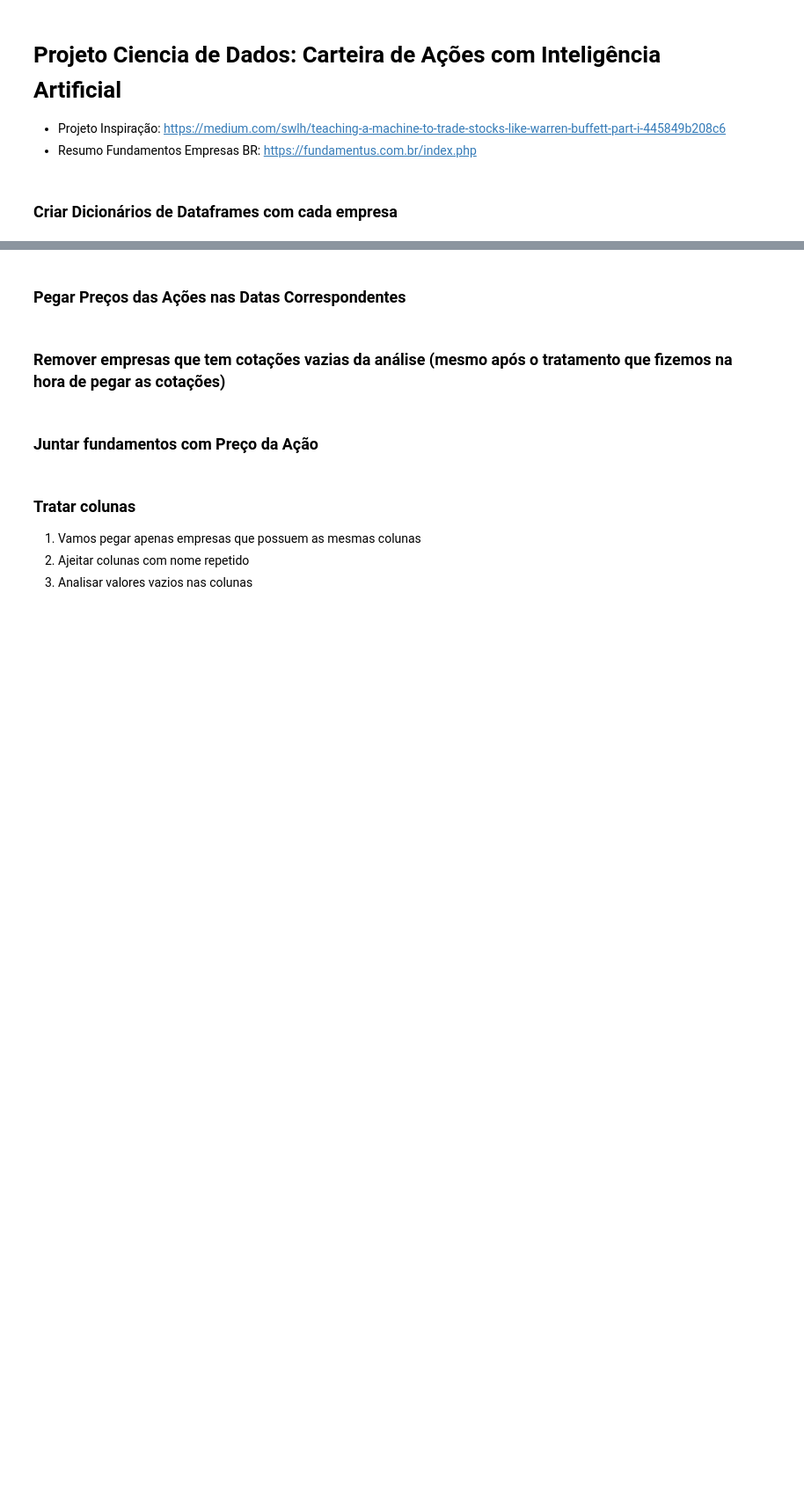
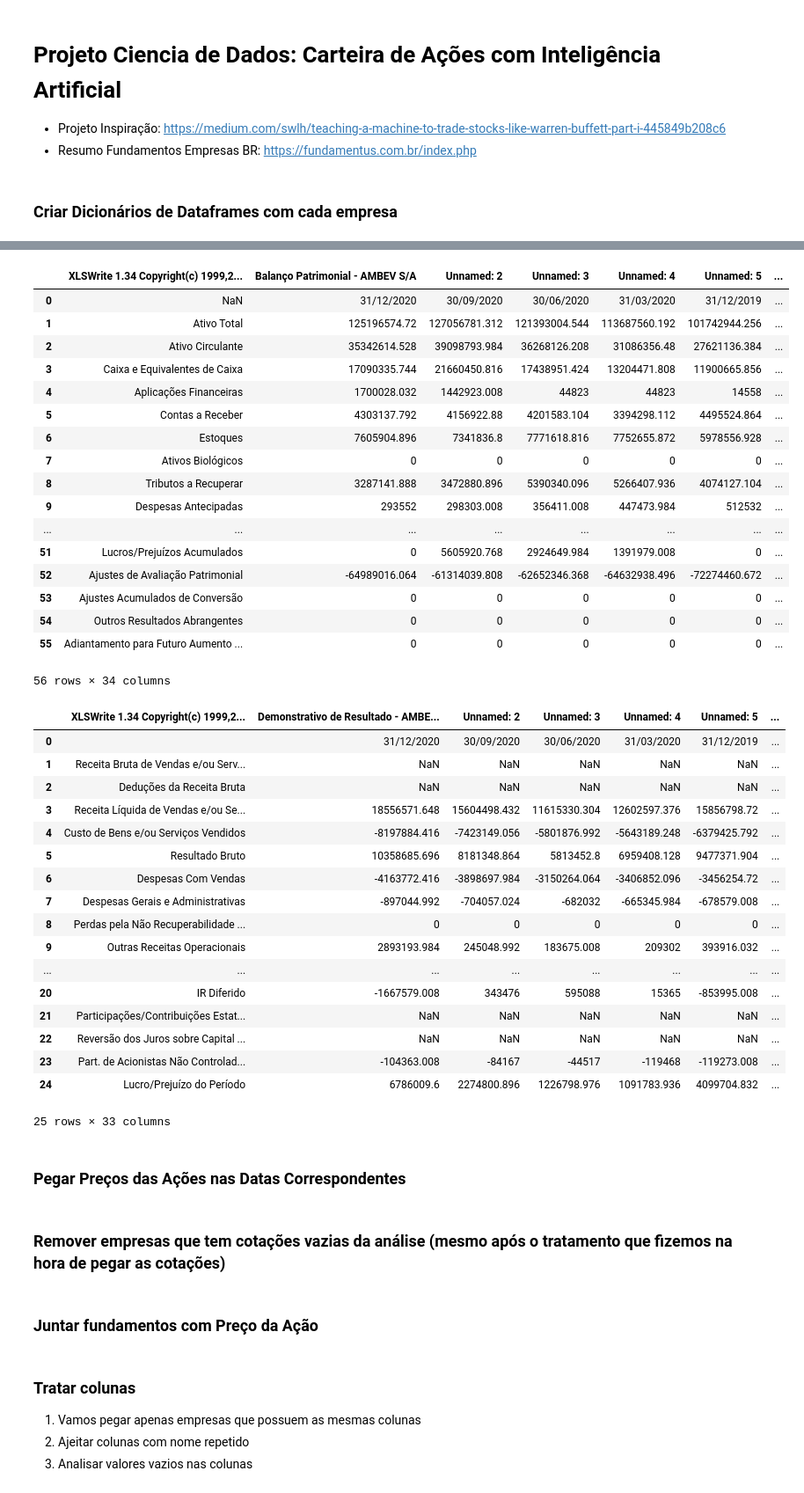
Before and after one commit to Alneide/Analise-de-acoes, a Jupyter notebook: Arquivo Inicial.ipynb, the cells around one changed output, grey strips where cells are left out. Shown: that part at 88% size. Saved outputs shown, nothing was run; the diff lists cells and outputs as text; code cells hidden in the pictures; blank space fills up the shorter version.

Commit message:
Display dre e balanço

```diff
--- a/Arquivo Inicial.ipynb
+++ b/Arquivo Inicial.ipynb
@@ -18,5 +18,14 @@ empresas = ["ABEV3", "AZUL4", "BTOW3", "B3SA3", "BBSE3", "BRML3", "BBDC4", "BRAP
 fundamentos = {}
 arquivos = os.listdir("balancos")
 for arquivo in arquivos:
-    nome = arquivo{-9:-4}
+    nome = arquivo[-9:-4]
+    if "11" in nome:
+        nome = arquivo[-10:-4]
+    if nome in empresas:
+        # pegar o balanco daquela empresa
+        balanco = pd.read_excel(f"balancos/{arquivo}" , sheet_name=0)
+        dre = pd.read_excel(f"balancos/{arquivo}", sheet_name=1)
+        display(balanco)
+        display(dre)
+        break
 # %% [output]
@@ -24,3 +34,39 @@ SyntaxError: invalid syntax (2953800976.py, line 13)
+|  | XLSWrite 1.34 Copyright(c) 1999,2... | Balanço Patrimonial - AMBEV S/A | Unnamed: 2 | Unnamed: 3 | Unnamed: 4 | Unnamed: 5 | ... |
+| 0 | NaN | 31/12/2020 | 30/09/2020 | 30/06/2020 | 31/03/2020 | 31/12/2019 | ... |
+| 1 | Ativo Total | 125196574.72 | 127056781.312 | 121393004.544 | 113687560.192 | 101742944.256 | ... |
+| 2 | Ativo Circulante | 35342614.528 | 39098793.984 | 36268126.208 | 31086356.48 | 27621136.384 | ... |
+| 3 | Caixa e Equivalentes de Caixa | 17090335.744 | 21660450.816 | 17438951.424 | 13204471.808 | 11900665.856 | ... |
+| 4 | Aplicações Financeiras | 1700028.032 | 1442923.008 | 44823 | 44823 | 14558 | ... |
+| 5 | Contas a Receber | 4303137.792 | 4156922.88 | 4201583.104 | 3394298.112 | 4495524.864 | ... |
+| 6 | Estoques | 7605904.896 | 7341836.8 | 7771618.816 | 7752655.872 | 5978556.928 | ... |
+| 7 | Ativos Biológicos | 0 | 0 | 0 | 0 | 0 | ... |
+| 8 | Tributos a Recuperar | 3287141.888 | 3472880.896 | 5390340.096 | 5266407.936 | 4074127.104 | ... |
+| 9 | Despesas Antecipadas | 293552 | 298303.008 | 356411.008 | 447473.984 | 512532 | ... |
+| ... | ... | ... | ... | ... | ... | ... | ... |
+| 51 | Lucros/Prejuízos Acumulados | 0 | 5605920.768 | 2924649.984 | 1391979.008 | 0 | ... |
+| 52 | Ajustes de Avaliação Patrimonial | -64989016.064 | -61314039.808 | -62652346.368 | -64632938.496 | -72274460.672 | ... |
+| 53 | Ajustes Acumulados de Conversão | 0 | 0 | 0 | 0 | 0 | ... |
+| 54 | Outros Resultados Abrangentes | 0 | 0 | 0 | 0 | 0 | ... |
+| 55 | Adiantamento para Futuro Aumento ... | 0 | 0 | 0 | 0 | 0 | ... |
+56 rows × 34 columns
+|  | XLSWrite 1.34 Copyright(c) 1999,2... | Demonstrativo de Resultado - AMBE... | Unnamed: 2 | Unnamed: 3 | Unnamed: 4 | Unnamed: 5 | ... |
+| 0 |  | 31/12/2020 | 30/09/2020 | 30/06/2020 | 31/03/2020 | 31/12/2019 | ... |
+| 1 | Receita Bruta de Vendas e/ou Serv... | NaN | NaN | NaN | NaN | NaN | ... |
+| 2 | Deduções da Receita Bruta | NaN | NaN | NaN | NaN | NaN | ... |
+| 3 | Receita Líquida de Vendas e/ou Se... | 18556571.648 | 15604498.432 | 11615330.304 | 12602597.376 | 15856798.72 | ... |
+| 4 | Custo de Bens e/ou Serviços Vendidos | -8197884.416 | -7423149.056 | -5801876.992 | -5643189.248 | -6379425.792 | ... |
+| 5 | Resultado Bruto | 10358685.696 | 8181348.864 | 5813452.8 | 6959408.128 | 9477371.904 | ... |
+| 6 | Despesas Com Vendas | -4163772.416 | -3898697.984 | -3150264.064 | -3406852.096 | -3456254.72 | ... |
+| 7 | Despesas Gerais e Administrativas | -897044.992 | -704057.024 | -682032 | -665345.984 | -678579.008 | ... |
+| 8 | Perdas pela Não Recuperabilidade ... | 0 | 0 | 0 | 0 | 0 | ... |
+| 9 | Outras Receitas Operacionais | 2893193.984 | 245048.992 | 183675.008 | 209302 | 393916.032 | ... |
+| ... | ... | ... | ... | ... | ... | ... | ... |
+| 20 | IR Diferido | -1667579.008 | 343476 | 595088 | 15365 | -853995.008 | ... |
+| 21 | Participações/Contribuições Estat... | NaN | NaN | NaN | NaN | NaN | ... |
+| 22 | Reversão dos Juros sobre Capital ... | NaN | NaN | NaN | NaN | NaN | ... |
+| 23 | Part. de Acionistas Não Controlad... | -104363.008 | -84167 | -44517 | -119468 | -119273.008 | ... |
+| 24 | Lucro/Prejuízo do Período | 6786009.6 | 2274800.896 | 1226798.976 | 1091783.936 | 4099704.832 | ... |
+25 rows × 33 columns
 # %% [markdown]
 ### Pegar Preços das Ações nas Datas Correspondentes
 # %% [markdown]
```
Also changed, not shown: parts of 1 cell of this notebook.
